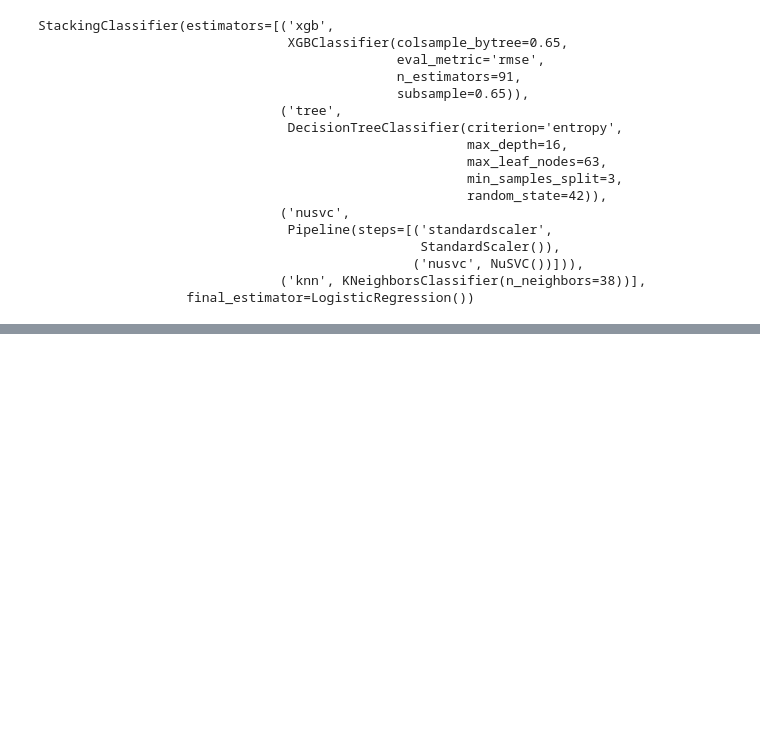
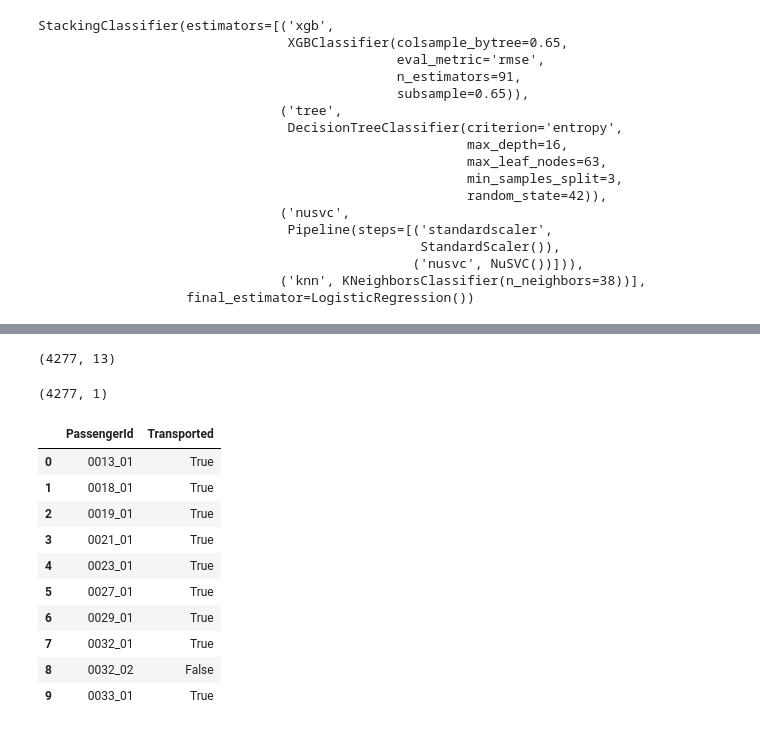
Before and after one commit to denotevn/Spaceship_titanic_competiton, a Jupyter notebook: finished_model.ipynb, the cells around one changed output, grey strips where cells are left out. Cells and saved outputs as stored; diff of their text form; code cells hidden in the pictures; blank space fills up the shorter version.

```diff
--- a/finished_model.ipynb
+++ b/finished_model.ipynb
@@ -274,8 +273,10 @@ tree_grid_search = RandomizedSearchCV(tree_classifier, param_distributions=param
 from sklearn.preprocessing import StandardScaler
 scaler = StandardScaler()
 X_train_tf = scaler.fit_transform(X_train)
+X_test_tf = scaler.fit_transform(X_test)
 tree_grid_search.fit(X_train_tf, y_train)
 # tree_pipeline = make_pipeline(StandardScaler(), tree_grid_search)
+X_test_tf.shape
 # %% [output]
 Fitting 5 folds for each of 10 candidates, totalling 50 fits
 20 fits failed out of a total of 50.
@@ -453,0 +445,32 @@ weighted avg       0.73      0.68      0.66      8693
+# %%
+test_titanic_ = pd.read_csv("/content/drive/MyDrive/Colab Notebooks/ML python/Competition_kaggle/datasets/test.csv")
+test_titanic_.shape
+# %% [output]
+(4277, 13)
+# %%
+y1 = boosting_model.predict(X_test_tf)
+y2 = clf.predict(X_test_tf)
+# %%
+result = pd.DataFrame(y1, columns=["Transported"])
+result.shape
+# %% [output]
+(4277, 1)
+# %%
+test_id = test_titanic_["PassengerId"]
+submission = pd.DataFrame({
+    "PassengerId":test_id,
+    "Transported":y1.astype(bool),
+})
+display(submission.head(10))
+# %% [output]
+|  | PassengerId | Transported |
+| 0 | 0013_01 | True |
+| 1 | 0018_01 | True |
+| 2 | 0019_01 | True |
+| 3 | 0021_01 | True |
+| 4 | 0023_01 | True |
+| 5 | 0027_01 | True |
+| 6 | 0029_01 | True |
+| 7 | 0032_01 | True |
+| 8 | 0032_02 | False |
+| 9 | 0033_01 | True |
```
Also changed, not shown: parts of 28 cells of this notebook, 3 other files.
